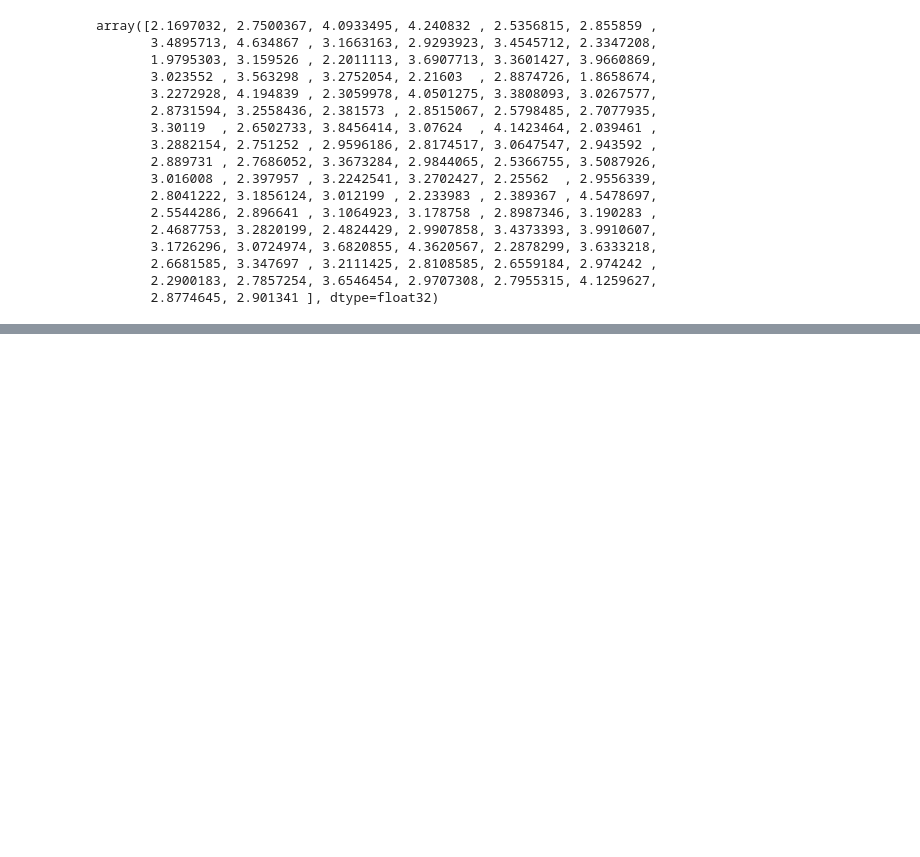
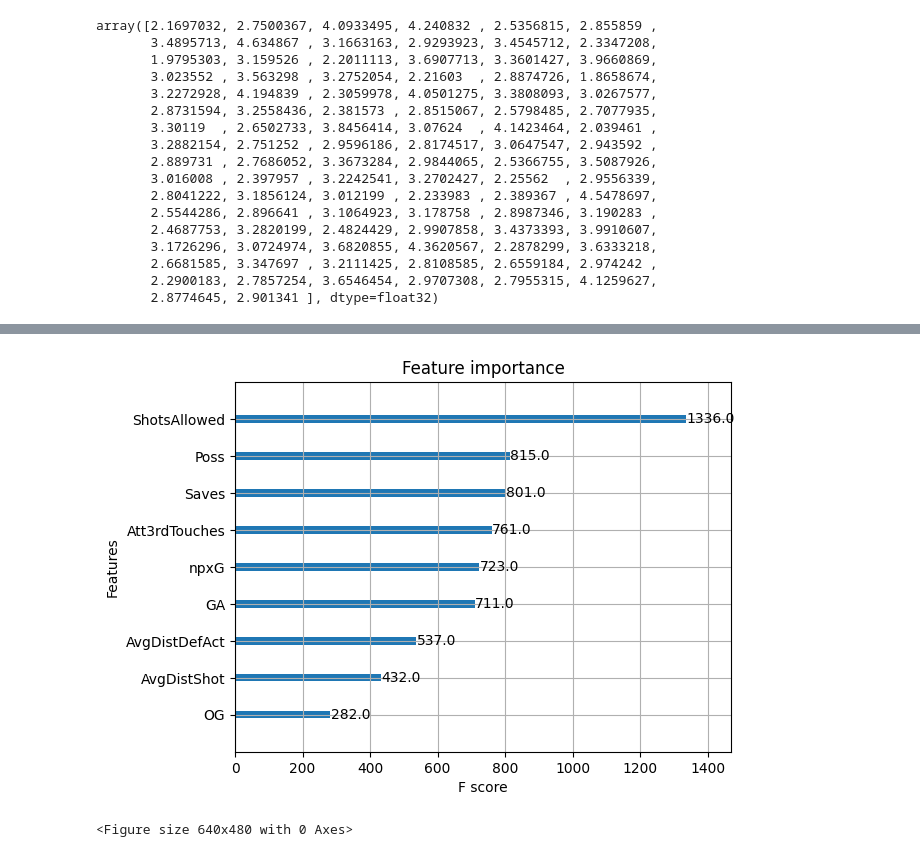
Before and after one commit to avi-rn/expected-blocks, a Jupyter notebook: xBlocks.ipynb, the cells around one changed output, grey strips where cells are left out. Saved outputs shown, nothing was run; the diff lists cells and outputs as text; code cells hidden in the pictures; blank space fills up the shorter version.

```diff
--- a/xBlocks.ipynb
+++ b/xBlocks.ipynb
@@ -516,0 +520,7 @@ teams.to_excel('prem.xlsx')
+# %%
+plot_importance(model)
+pyplot.show()
+pyplot.savefig('fscore.png')
+# %% [output]
+[figure, added]
+<Figure size 640x480 with 0 Axes>
```
Also changed, not shown: parts of 14 cells of this notebook.
